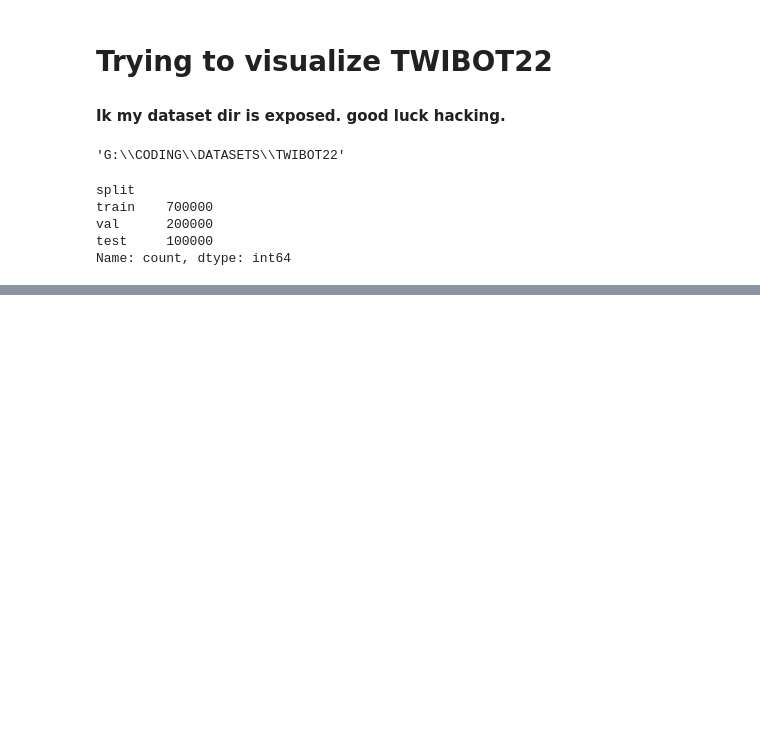
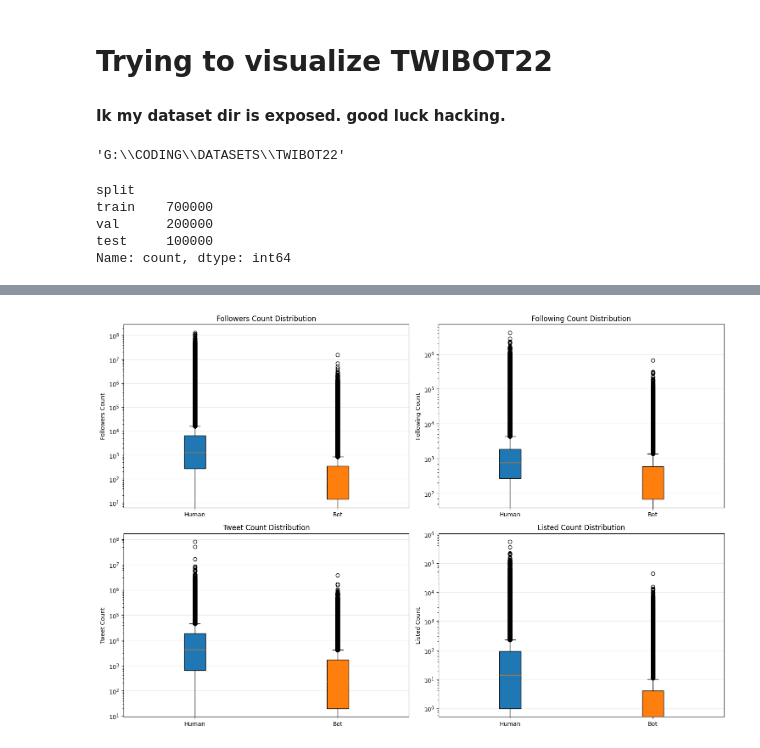
Before and after one commit to GabiYamato/TWITTER-BOT, a Jupyter notebook: viewing_data.ipynb, the cells around one changed output, grey strips where cells are left out. Drawn from its saved outputs; the diff is of its cells as text; code cells hidden in the pictures; blank space fills up the shorter version.

```diff
--- a/viewing_data.ipynb
+++ b/viewing_data.ipynb
@@ -92,0 +150,7 @@ Name: count, dtype: int64
+# %%
+# Check what files are in the dataset directory
+import os
+dataset_files = os.listdir(DATASET_DIR)
+print("Dataset files:")
+for f in sorted(dataset_files):
+    print(f"  - {f}")
@@ -92,0 +322,29 @@ Name: count, dtype: int64
+# %%
+# Visualization 3: Distribution of metrics by label
+fig, axes = plt.subplots(2, 2, figsize=(15, 10))
+
+metrics = ['followers_count', 'following_count', 'tweet_count', 'listed_count']
+titles = ['Followers Count', 'Following Count', 'Tweet Count', 'Listed Count']
+
+for idx, (metric, title) in enumerate(zip(metrics, titles)):
+    ax = axes[idx // 2, idx % 2]
+
+    # Box plot for each label
+    data_to_plot = [
+        users_df[users_df['label'] == 0][metric],
+        users_df[users_df['label'] == 1][metric]
+    ]
+
+    bp = ax.boxplot(data_to_plot, labels=['Human', 'Bot'], patch_artist=True)
+    bp['boxes'][0].set_facecolor('#1f77b4')
+    bp['boxes'][1].set_facecolor('#ff7f0e')
+
+    ax.set_ylabel(title)
+    ax.set_title(f'{title} Distribution')
+    ax.set_yscale('log')
+    ax.grid(axis='y', alpha=0.3)
+
+plt.tight_layout()
+plt.show()
+# %% [output]
+[figure, added]
```
Also changed, not shown: parts of 24 cells of this notebook, 1 other file.
